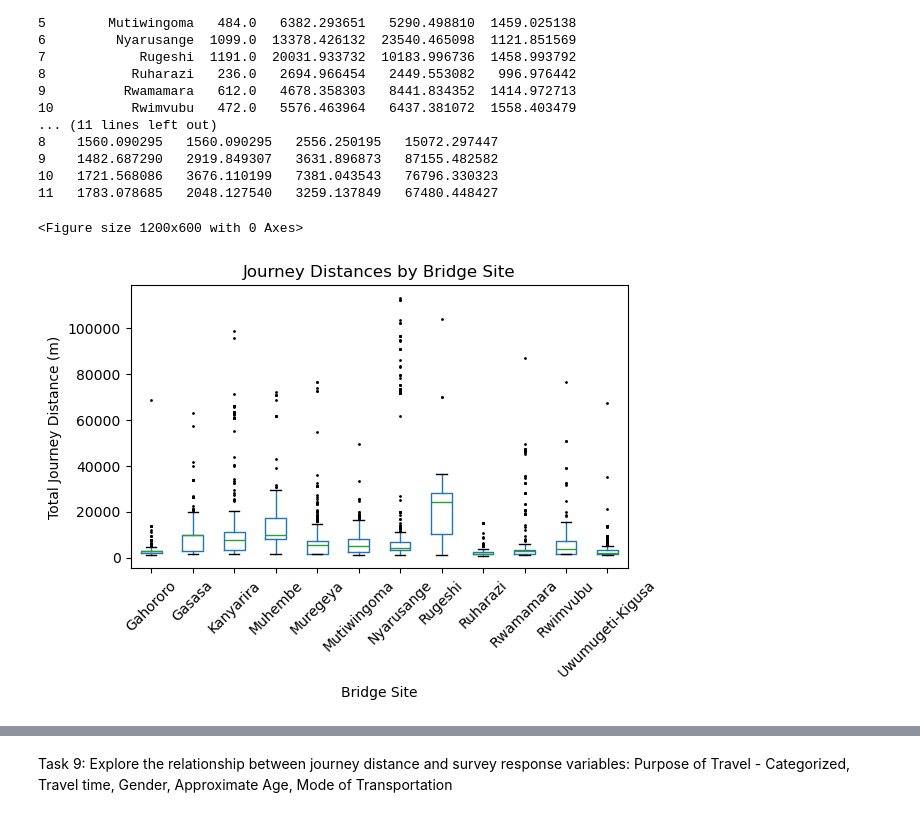
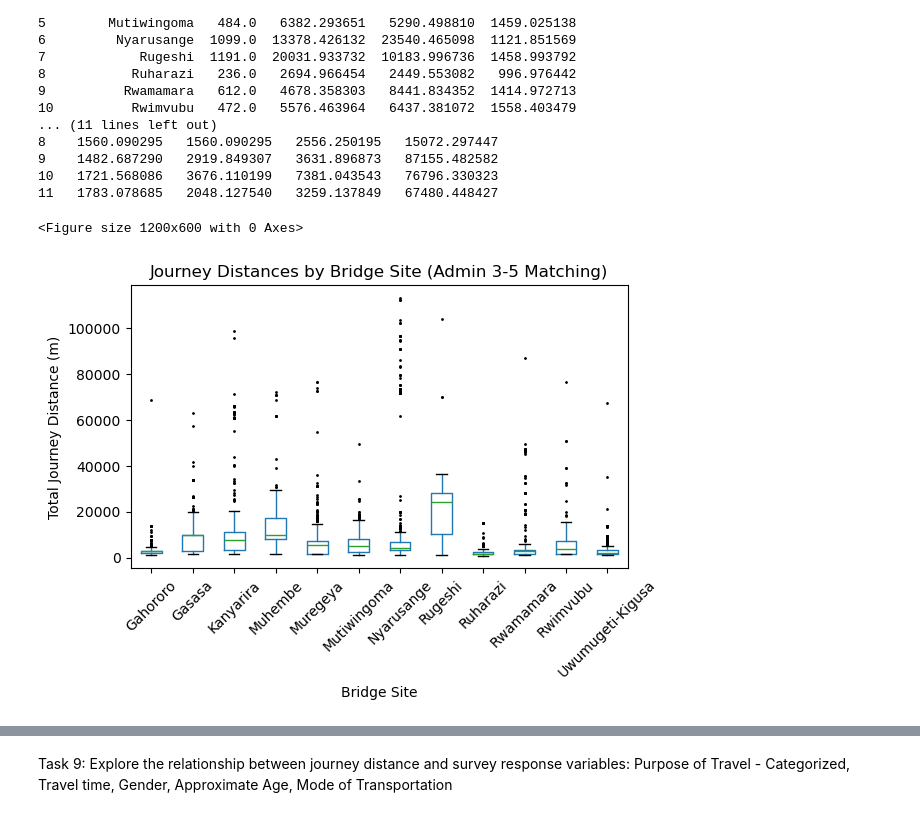
Before and after one commit to bridgestoprosperity/general-data, a Jupyter notebook: notebooks/catchment-analysis/admin-3-4-matching.ipynb, the cells around one changed output, grey strips where cells are left out. Drawn from its saved outputs; the diff is of its cells as text; code cells hidden in the pictures.

```diff
--- a/notebooks/catchment-analysis/admin-3-4-matching.ipynb
+++ b/notebooks/catchment-analysis/admin-3-4-matching.ipynb
@@ -325,22 +325,22 @@ print(summary_stats)
 # %%
 # Create boxplot of journey distances by bridge site
 def plot_journey_distances_boxplot(survey_data):
     plt.figure(figsize=(12, 6))
     survey_data.boxplot(column='total_distance', by='Bridge Site', grid=False,
                         flierprops={'markerfacecolor': 'black', 'markeredgecolor': 'black', 'markersize': 1})
-    plt.title('Journey Distances by Bridge Site (Admin 3-5)')
+    plt.title('Journey Distances by Bridge Site (Admin 3-5 Matching)')
     plt.suptitle('')
     plt.xlabel('Bridge Site')
     plt.ylabel('Total Journey Distance (m)')
     plt.xticks(rotation=45)
     plt.tight_layout()
     plt.show()
 
 # Apply the function
 plot_journey_distances_boxplot(survey_data = Rwanda_catchment_surveys_final)
 # %% [output]
 <Figure size 1200x600 with 0 Axes>
-[figure, old version]
+[figure, new version]
 # %%
 # Create distribution plots of journey distances for each bridge site
 def plot_journey_distance_distribution(survey_data, bridge_sites):
```
Also changed, not shown: parts of 9 cells of this notebook, 2 other files.
